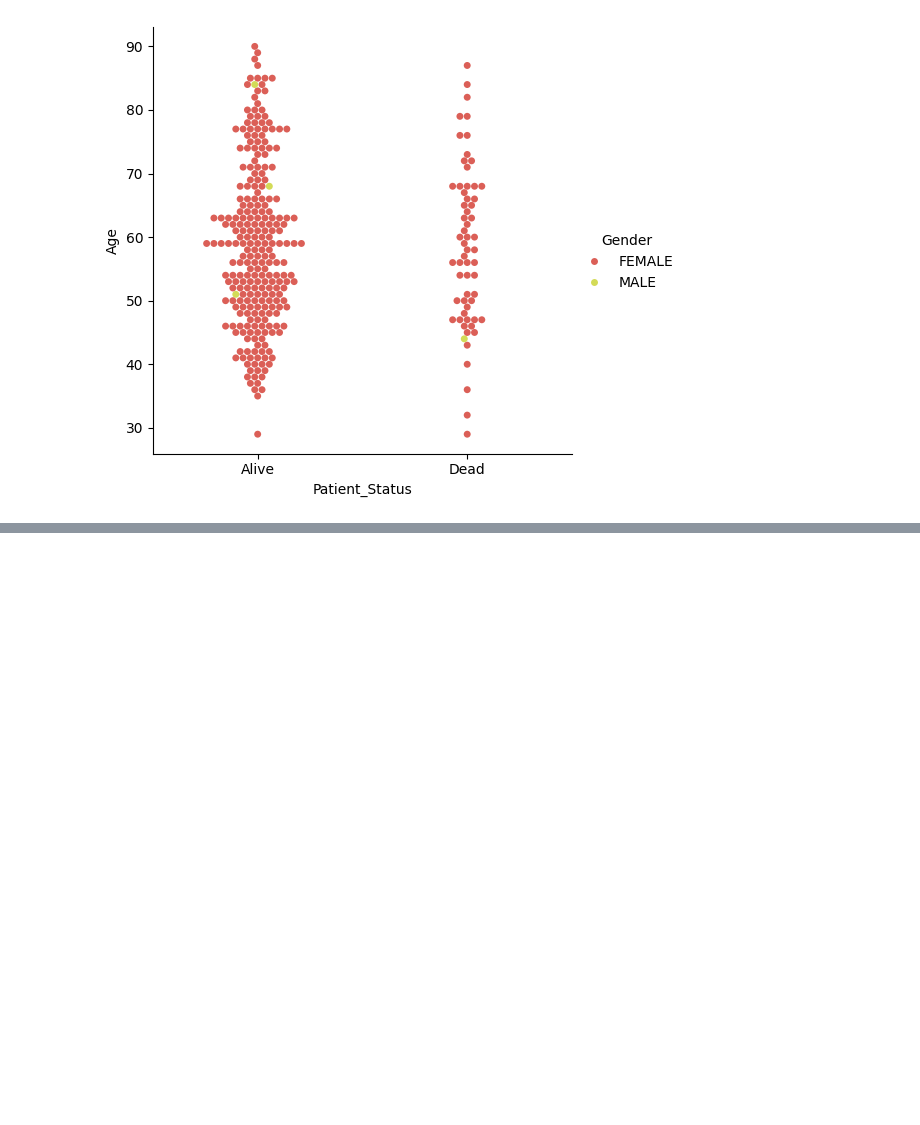
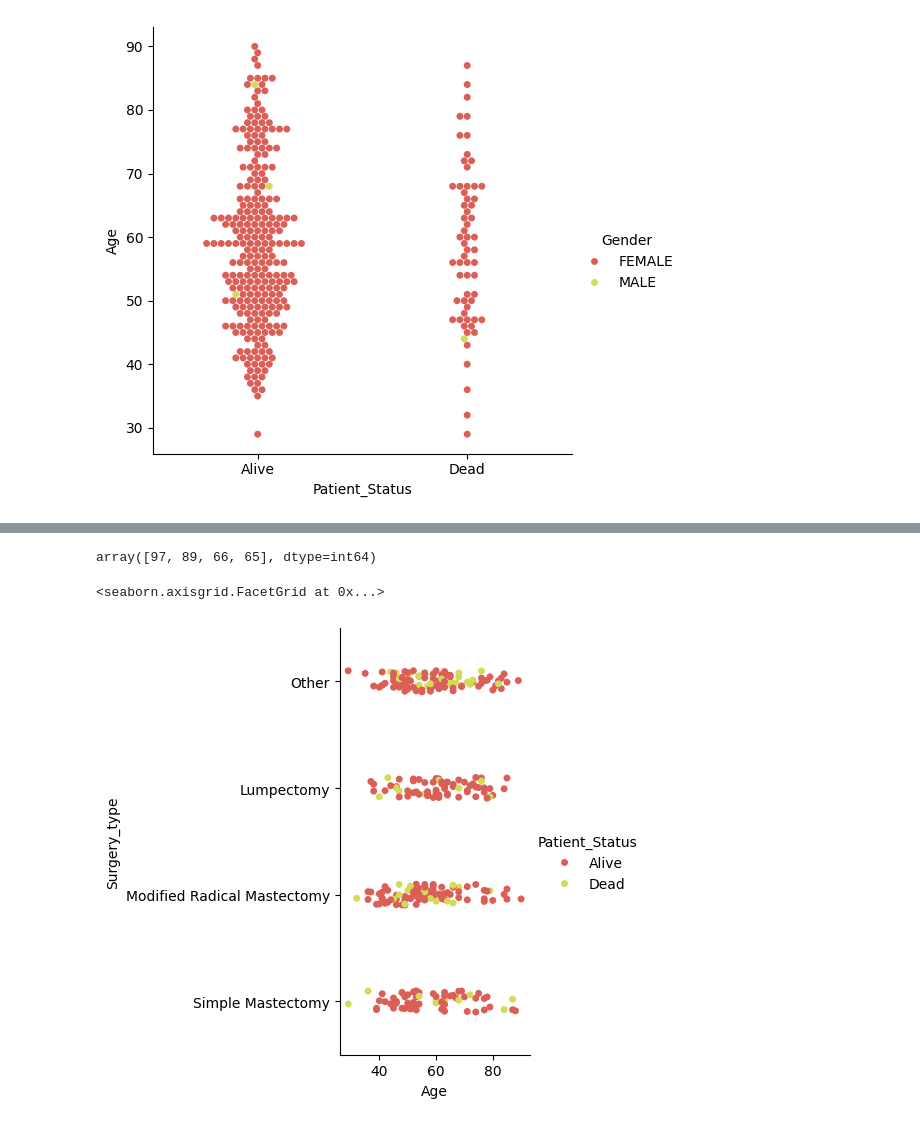
Before and after one commit to AkramMaouche/Breast-Cancer-Survival-Prediction, a Jupyter notebook: src/Notebook/Eda.ipynb, the cells around one changed output, grey strips where cells are left out. Saved outputs shown, nothing was run; the diff lists cells and outputs as text; code cells hidden in the pictures; blank space fills up the shorter version.

```diff
--- a/src/Notebook/Eda.ipynb
+++ b/src/Notebook/Eda.ipynb
@@ -260,0 +275,9 @@ sns.catplot(data=df,x = 'Patient_Status',y = 'Age',kind = 'swarm', hue='Gender')
+# %%
+df['Surgery_type'].value_counts().values
+# %% [output]
+array([97, 89, 66, 65], dtype=int64)
+# %%
+sns.catplot(data = df,x = 'Age',y ='Surgery_type',hue = 'Patient_Status' )
+# %% [output]
+<seaborn.axisgrid.FacetGrid at 0x...>
+[figure, added]
```
Also changed, not shown: parts of 14 cells of this notebook, 3 other files.
